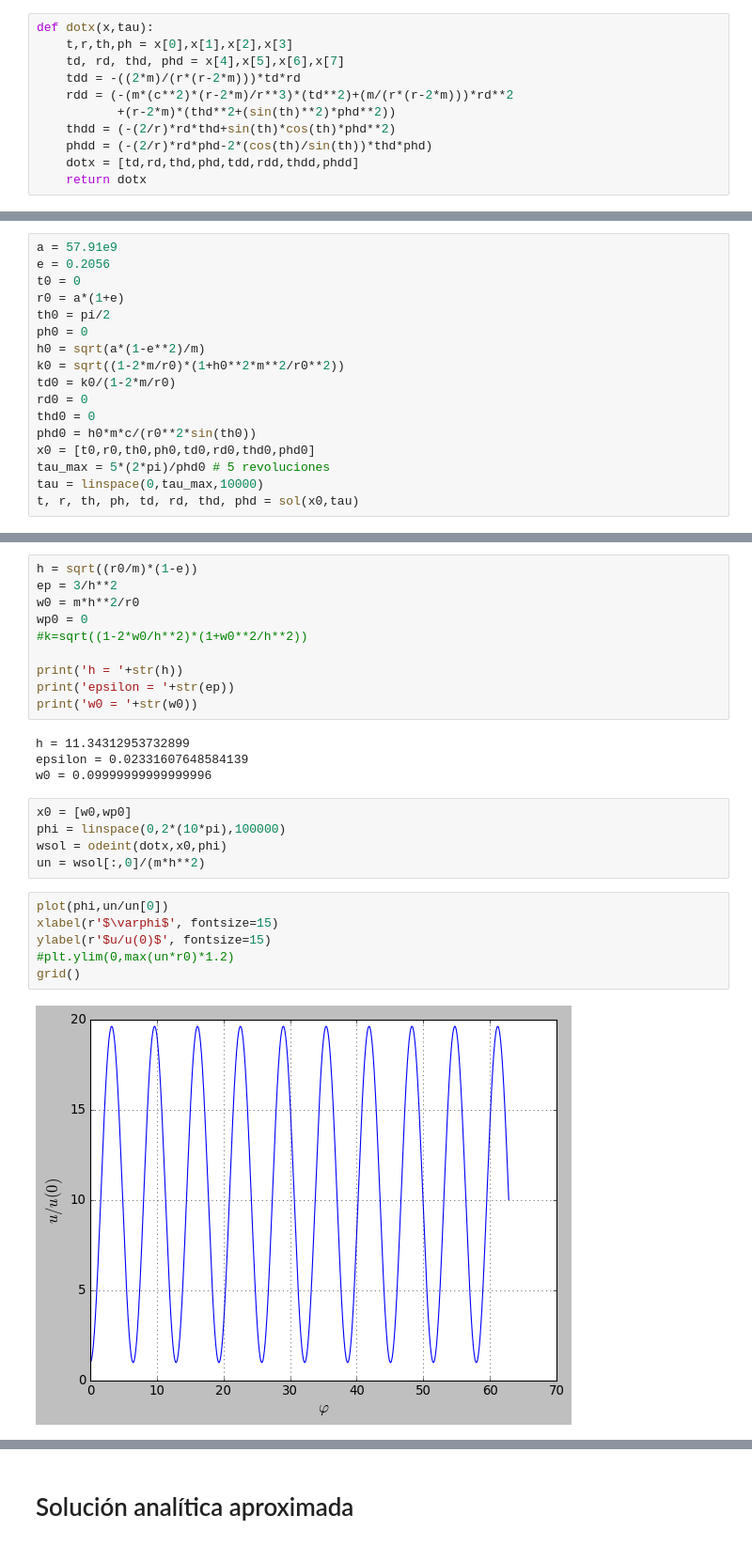
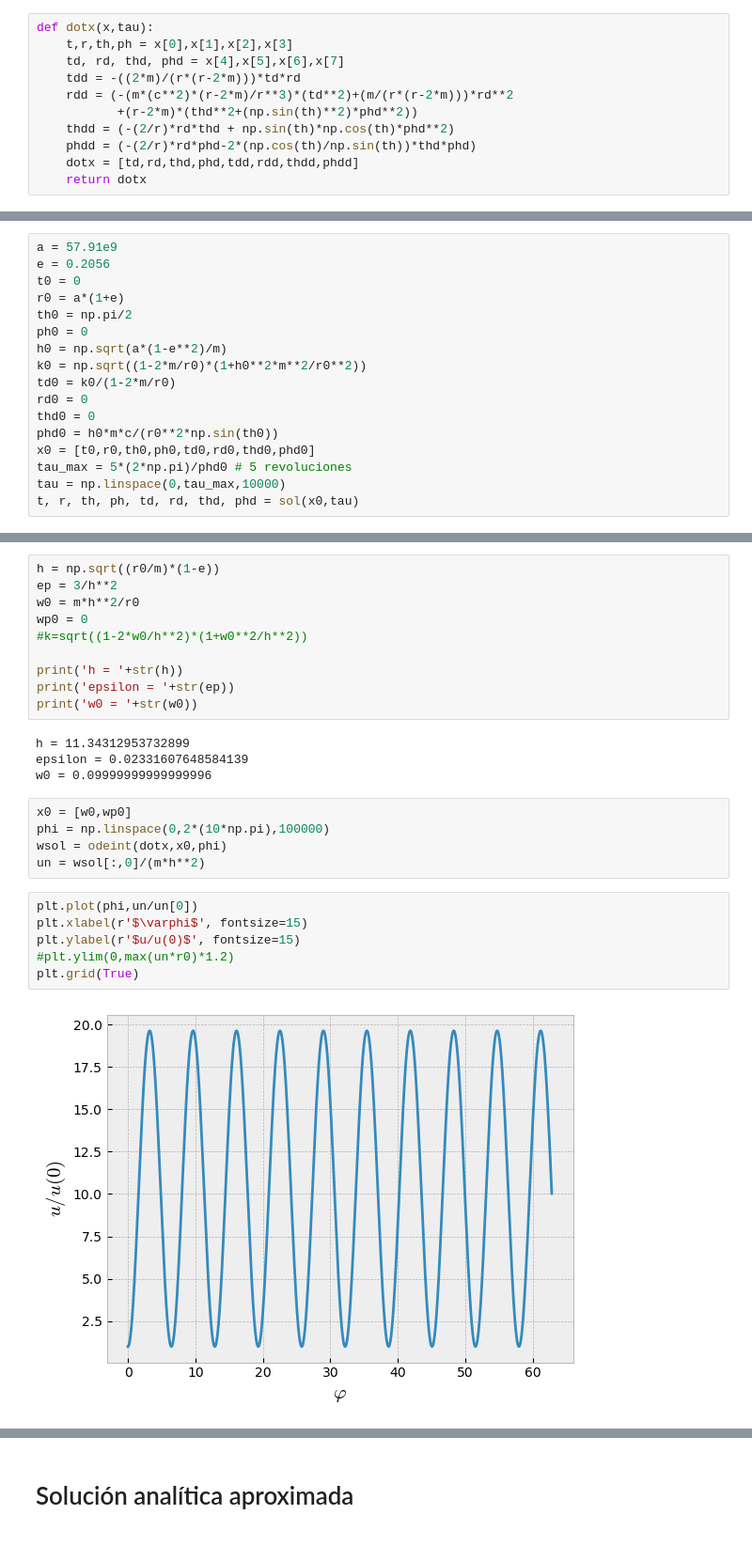
Before and after one commit to gfrubi/RG, a Jupyter notebook: Notebooks/Geodesica_tiempo_Schwarzchild.ipynb, the cells around one changed output, grey strips where cells are left out. Shown at 94% size. Saved outputs shown, nothing was run; the diff lists cells and outputs as text.

```diff
--- a/Notebooks/Geodesica_tiempo_Schwarzchild.ipynb
+++ b/Notebooks/Geodesica_tiempo_Schwarzchild.ipynb
@@ -75,9 +73,9 @@ def dotx(x,tau):
     td, rd, thd, phd = x[4],x[5],x[6],x[7]
     tdd = -((2*m)/(r*(r-2*m)))*td*rd
     rdd = (-(m*(c**2)*(r-2*m)/r**3)*(td**2)+(m/(r*(r-2*m)))*rd**2
-           +(r-2*m)*(thd**2+(sin(th)**2)*phd**2))
-    thdd = (-(2/r)*rd*thd+sin(th)*cos(th)*phd**2)
-    phdd = (-(2/r)*rd*phd-2*(cos(th)/sin(th))*thd*phd)
+           +(r-2*m)*(thd**2+(np.sin(th)**2)*phd**2))
+    thdd = (-(2/r)*rd*thd + np.sin(th)*np.cos(th)*phd**2)
+    phdd = (-(2/r)*rd*phd-2*(np.cos(th)/np.sin(th))*thd*phd)
     dotx = [td,rd,thd,phd,tdd,rdd,thdd,phdd]
     return dotx
 # %% [markdown]
@@ -268,17 +265,17 @@ a = 57.91e9
 e = 0.2056
 t0 = 0
 r0 = a*(1+e)
-th0 = pi/2
+th0 = np.pi/2
 ph0 = 0
-h0 = sqrt(a*(1-e**2)/m)
-k0 = sqrt((1-2*m/r0)*(1+h0**2*m**2/r0**2))
+h0 = np.sqrt(a*(1-e**2)/m)
+k0 = np.sqrt((1-2*m/r0)*(1+h0**2*m**2/r0**2))
 td0 = k0/(1-2*m/r0)
 rd0 = 0
 thd0 = 0
-phd0 = h0*m*c/(r0**2*sin(th0))
+phd0 = h0*m*c/(r0**2*np.sin(th0))
 x0 = [t0,r0,th0,ph0,td0,rd0,thd0,phd0]
-tau_max = 5*(2*pi)/phd0 # 5 revoluciones
-tau = linspace(0,tau_max,10000)
+tau_max = 5*(2*np.pi)/phd0 # 5 revoluciones
+tau = np.linspace(0,tau_max,10000)
 t, r, th, ph, td, rd, thd, phd = sol(x0,tau)
 # %%
 gt(tau,t)
@@ -333,7 +330,7 @@ r0 = 1900000.0
 hmin = 3.4641016151377544
 hmax = 50.767489413133795
 # %%
-h = sqrt((r0/m)*(1-e))
+h = np.sqrt((r0/m)*(1-e))
 ep = 3/h**2
 w0 = m*h**2/r0
 wp0 = 0
@@ -348,15 +345,15 @@ epsilon = 0.02331607648584139
 w0 = 0.09999999999999996
 # %%
 x0 = [w0,wp0]
-phi = linspace(0,2*(10*pi),100000)
+phi = np.linspace(0,2*(10*np.pi),100000)
 wsol = odeint(dotx,x0,phi)
 un = wsol[:,0]/(m*h**2)
 # %%
-plot(phi,un/un[0])
-xlabel(r'$\varphi$', fontsize=15)
-ylabel(r'$u/u(0)$', fontsize=15)
+plt.plot(phi,un/un[0])
+plt.xlabel(r'$\varphi$', fontsize=15)
+plt.ylabel(r'$u/u(0)$', fontsize=15)
 #plt.ylim(0,max(un*r0)*1.2)
-grid()
+plt.grid(True)
 # %% [output]
-[figure, old version]
+[figure, new version]
 # %%
```
Also changed, not shown: parts of 37 cells of this notebook, 6 other files.
